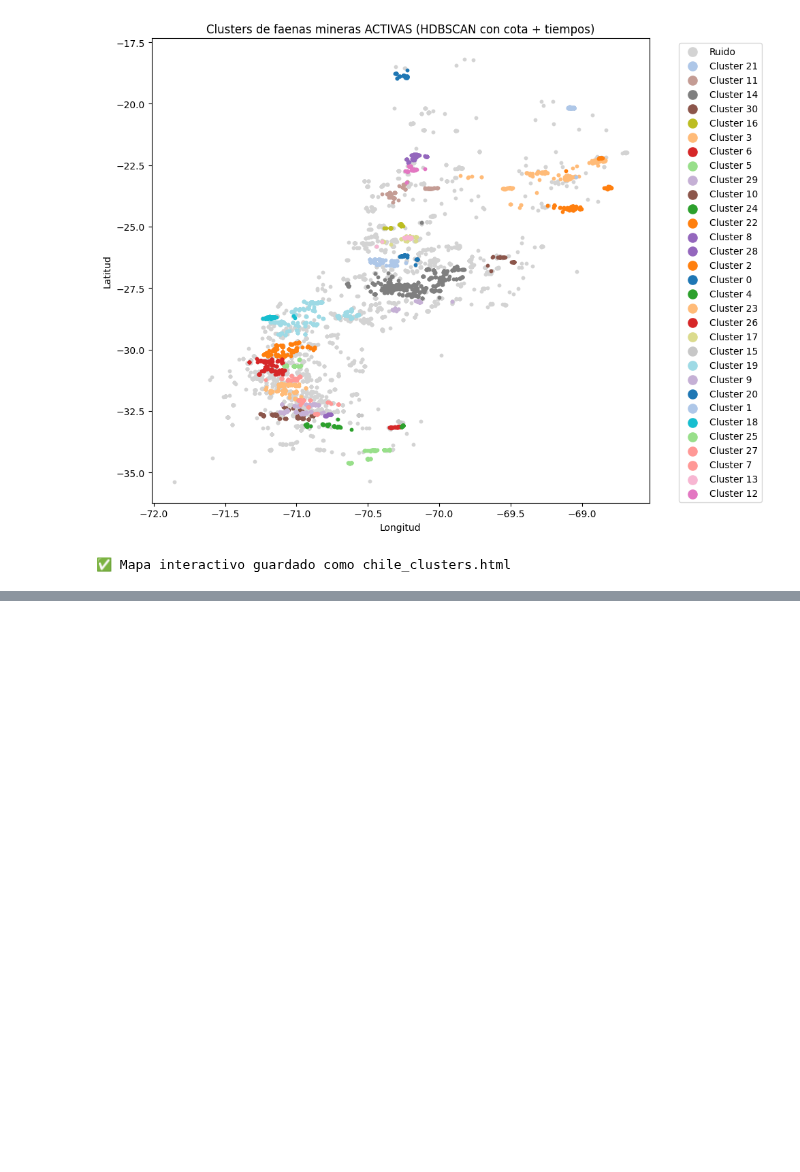
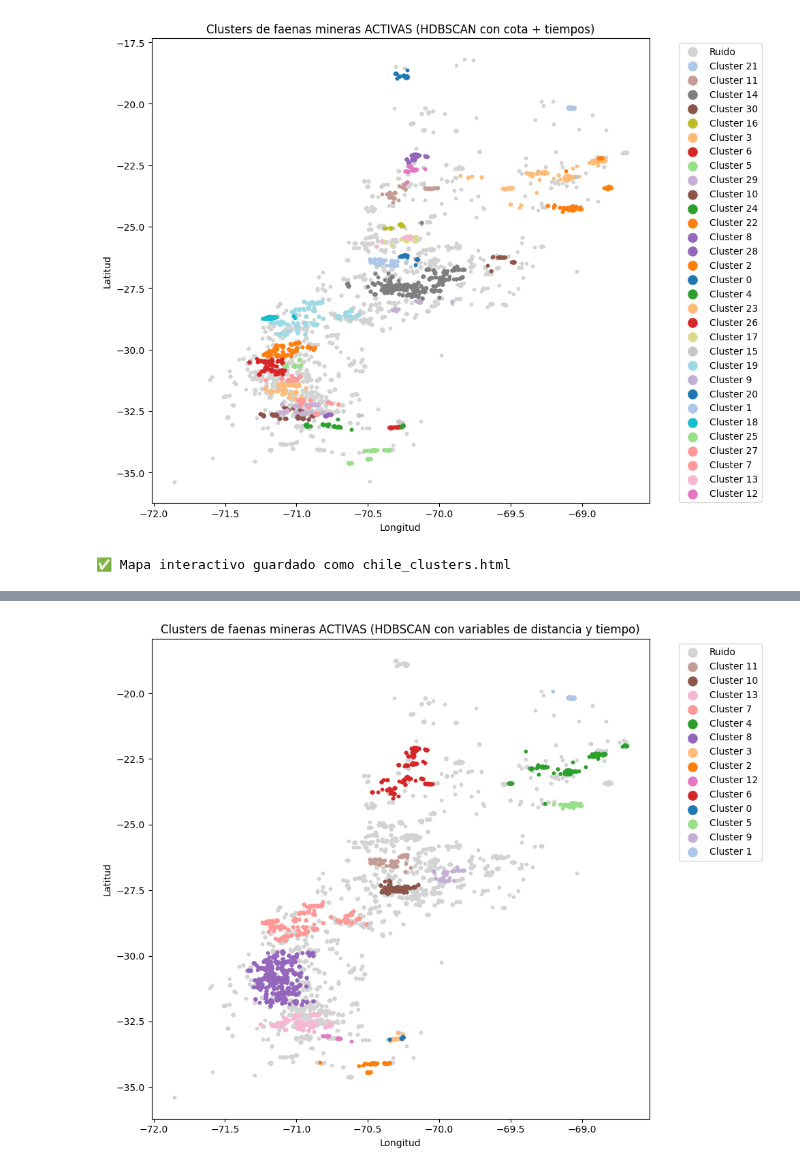
Before and after one commit to Arturo-Amberg/TrabajoTesis, a Jupyter notebook: Baseline/BaselinesEnriquesido.ipynb, the cells around one changed output, grey strips where cells are left out. Cells and saved outputs as stored; diff of their text form; code cells hidden in the pictures; blank space fills up the shorter version.

```diff
--- a/Baseline/BaselinesEnriquesido.ipynb
+++ b/Baseline/BaselinesEnriquesido.ipynb
@@ -196,0 +367,2 @@ print("✅ Mapa interactivo guardado como chile_clusters.html")
+# %%
+df_faenas2 = pd.read_csv('Cluster/df_faenas_5.csv')
@@ -196,0 +389,82 @@ print("✅ Mapa interactivo guardado como chile_clusters.html")
+# %%
+import hdbscan
+import matplotlib.pyplot as plt
+import numpy as np
+import pandas as pd
+from sklearn.preprocessing import StandardScaler
+
+# === Step 0: Filtrar faenas activas ===
+df_active = df_faenas2[df_faenas2["Estado"] == "ACTIVA"].copy()
+
+# === Step 1: Seleccionar variables relevantes ===
+features = [
+    'Longitud', 'Latitud', 'Cota',
+     'Ciudad_Tiempo',
+     'Est_Tiempo',
+    'Desal_Dist_km',
+    'puerto_Tiempo',
+     'lt_tiempo_min'
+]
+
+# Eliminar valores faltantes o infinitos
+df_active = df_active[features].replace([np.inf, -np.inf], np.nan).dropna().copy()
+
+# === Step 2: Remover outliers mediante Z-score ===
+z_scores = np.abs((df_active - df_active.mean()) / df_active.std())
+mask = (z_scores < 3).all(axis=1)
+df_clean = df_active.loc[mask].copy()
+
+# === Step 3: Escalar y ponderar variables ===
+scaler = StandardScaler()
+coords_scaled = scaler.fit_transform(df_clean[features])
+
+# ⚖️ Pesos (ajustables según importancia)
+weights = {
+    'Longitud': 4.0,          # coordenadas espaciales
+    'Latitud': 4.0,
+    'Cota': 1.5,              # altura menor peso
+    'Ciudad_Tiempo': 1,
+    'Est_Tiempo': 1,
+    'Desal_Dist_km': 1.5,     # acceso hídrico
+    'puerto_Tiempo': 0.5,
+    'lt_tiempo_min': 2.0
+}
+
+# Aplicar pesos
+for i, f in enumerate(features):
+    coords_scaled[:, i] *= weights[f]
+
+# === Step 4: Clustering con HDBSCAN ===
+clusterer = hdbscan.HDBSCAN(
+    min_cluster_size=60,
+    cluster_selection_epsilon=0.45,
+    metric='euclidean'
+)
+df_clean['cluster'] = clusterer.fit_predict(coords_scaled)
+
+# === Step 5: Mantener los 40 clusters más grandes ===
+cluster_counts = df_clean['cluster'].value_counts()
+top_clusters = cluster_counts.nlargest(40).index
+df_clean['cluster'] = df_clean['cluster'].apply(lambda x: x if x in top_clusters else -1)
+
+# === Step 6: Visualización ===
+plt.figure(figsize=(10, 8))
+cmap = plt.colormaps.get_cmap('tab20')  # ✅ nuevo estilo sin warning
+
+for cluster in df_clean['cluster'].unique():
+    mask = df_clean['cluster'] == cluster
+    if cluster == -1:
+        plt.scatter(df_clean.loc[mask, 'Longitud'], df_clean.loc[mask, 'Latitud'],
+                    color='lightgray', s=10, label='Ruido')
+    else:
+        plt.scatter(df_clean.loc[mask, 'Longitud'], df_clean.loc[mask, 'Latitud'],
+                    color=cmap(cluster % 20), s=10, label=f'Cluster {cluster}')
+
+plt.xlabel('Longitud')
+plt.ylabel('Latitud')
+plt.title('Clusters de faenas mineras ACTIVAS (HDBSCAN con variables de distancia y tiempo)')
+plt.legend(markerscale=3, bbox_to_anchor=(1.05, 1), loc='upper left')
+plt.tight_layout()
+plt.show()
+# %% [output]
+[figure, added]
```
Also changed, not shown: parts of 24 cells of this notebook, 1 other file.
